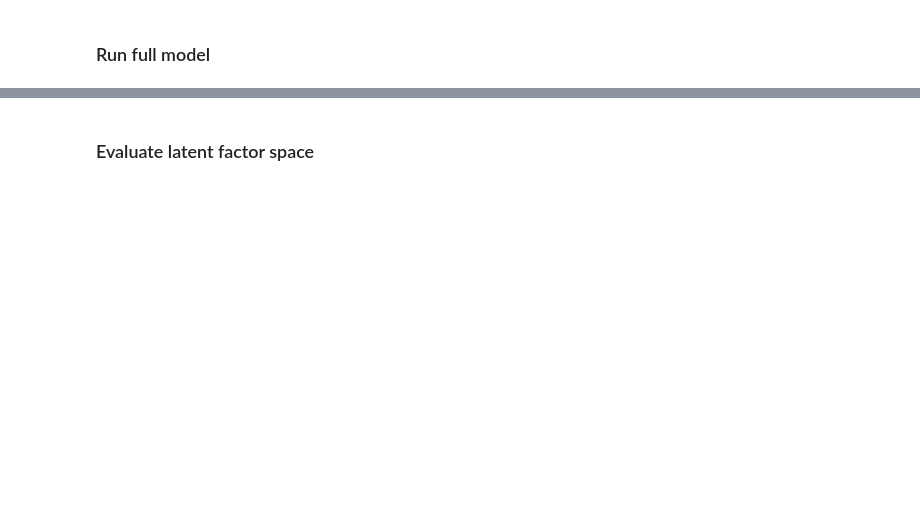
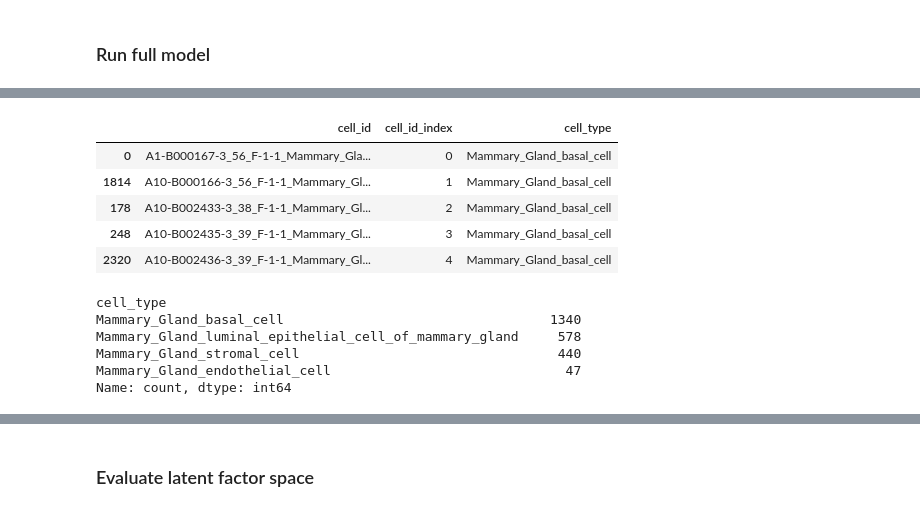
Before and after one commit to daklab/LeafletFA, a Jupyter notebook: notebooks/simulation_analysis/run_beta-dirichlet-factor_model.ipynb, the cells around one changed output, grey strips where cells are left out. Saved outputs shown, nothing was run; the diff lists cells and outputs as text; code cells hidden in the pictures; blank space fills up the shorter version.

```diff
--- a/notebooks/simulation_analysis/run_beta-dirichlet-factor_model.ipynb
+++ b/notebooks/simulation_analysis/run_beta-dirichlet-factor_model.ipynb
@@ -667,10 +407,24 @@ print(psis.shape)
 # %%
-cell_types_id = sim_data[["cell_id", "cell_id_index", "new_cell_type"]].drop_duplicates()
+cell_types_id = sim_data[["cell_id", "cell_id_index", "cell_type"]].drop_duplicates()
 # reorder by cell_id_index
 cell_types_id = cell_types_id.sort_values(by = ["cell_id_index"])
 cell_types_id.head()
+# %% [output]
+|  | cell_id | cell_id_index | cell_type |
+| 0 | A1-B000167-3_56_F-1-1_Mammary_Gla... | 0 | Mammary_Gland_basal_cell |
+| 1814 | A10-B000166-3_56_F-1-1_Mammary_Gl... | 1 | Mammary_Gland_basal_cell |
+| 178 | A10-B002433-3_38_F-1-1_Mammary_Gl... | 2 | Mammary_Gland_basal_cell |
+| 248 | A10-B002435-3_39_F-1-1_Mammary_Gl... | 3 | Mammary_Gland_basal_cell |
+| 2320 | A10-B002436-3_39_F-1-1_Mammary_Gl... | 4 | Mammary_Gland_basal_cell |
 # %%
-cell_types_id.new_cell_type.value_counts()
+cell_types_id.cell_type.value_counts()
+# %% [output]
+cell_type
+Mammary_Gland_basal_cell                                  1340
+Mammary_Gland_luminal_epithelial_cell_of_mammary_gland     578
+Mammary_Gland_stromal_cell                                 440
+Mammary_Gland_endothelial_cell                              47
+Name: count, dtype: int64
 # %%
 assign_post_df = pd.DataFrame(assign_post)
 # %%
```
Also changed, not shown: parts of 84 cells of this notebook, 5 other files.
